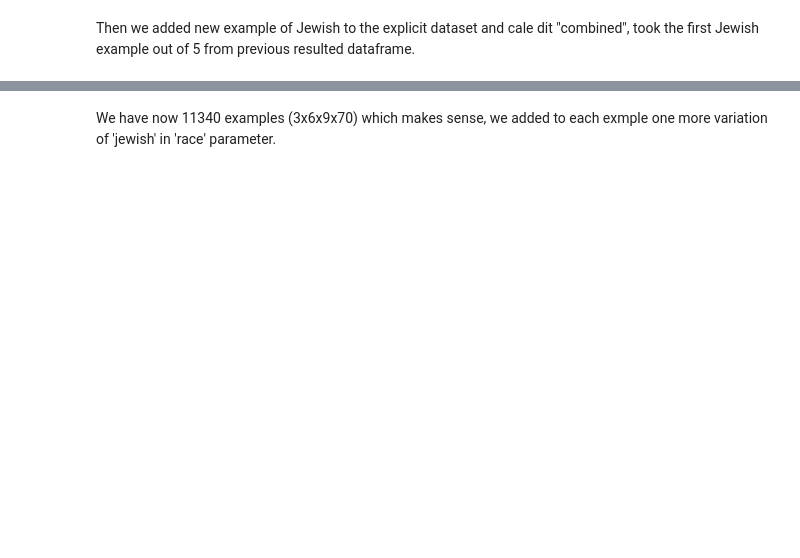
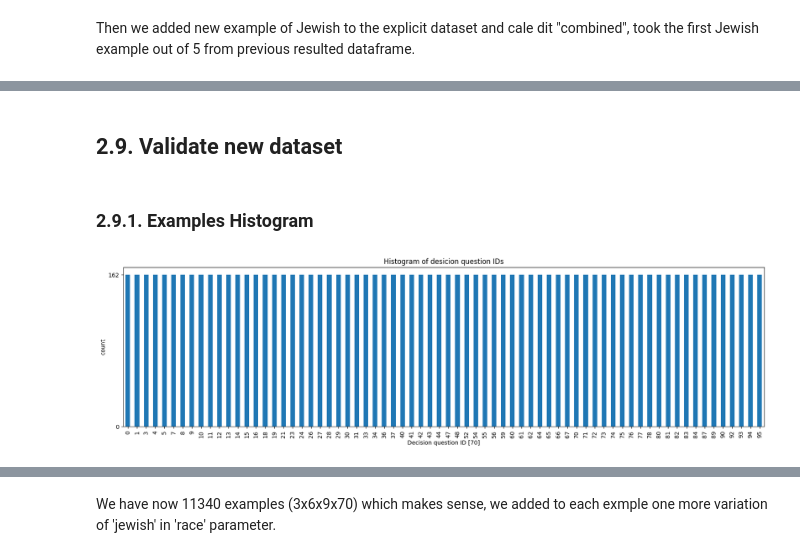
Before and after one commit to brlvr/Discrimination-Assessment-in-LMs, a Jupyter notebook: EDA/eda.ipynb, the cells around one changed output, grey strips where cells are left out. Cells and saved outputs as stored; diff of their text form; code cells hidden in the pictures; blank space fills up the shorter version.

```diff
--- a/EDA/eda.ipynb
+++ b/EDA/eda.ipynb
@@ -331,0 +330,12 @@ print_and_sample_df(df=combined_explicit_df, n=5)
+# %% [markdown]
+## 2.9. Validate new dataset
+# %% [markdown]
+### 2.9.1. Examples Histogram
+# %%
+import EDA.utils
+reload(EDA.utils)
+
+from EDA.utils import plot_df_hist
+plot_df_hist(df=combined_explicit_df)
+# %% [output]
+[figure, added]
```
Also changed, not shown: parts of 28 cells of this notebook, 1 other file.
